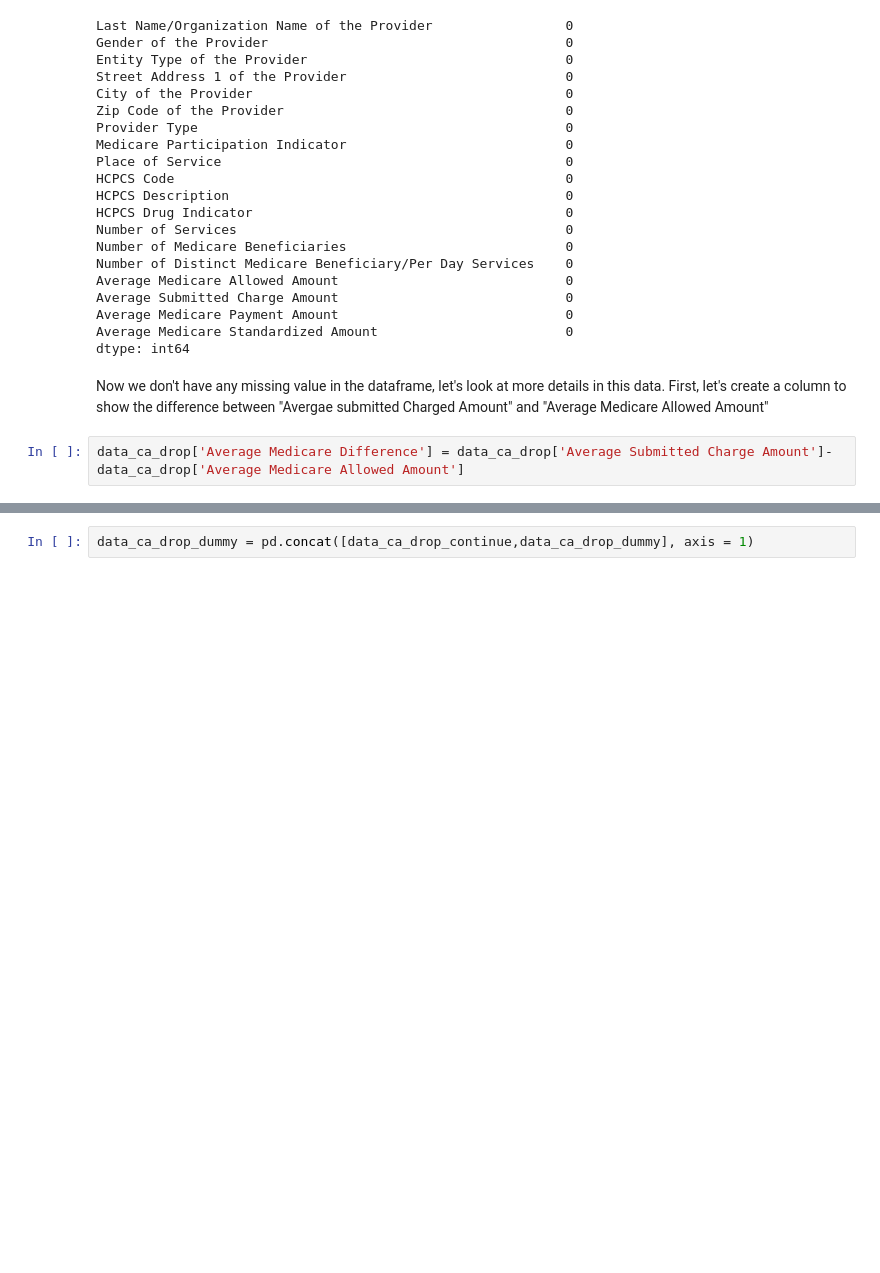
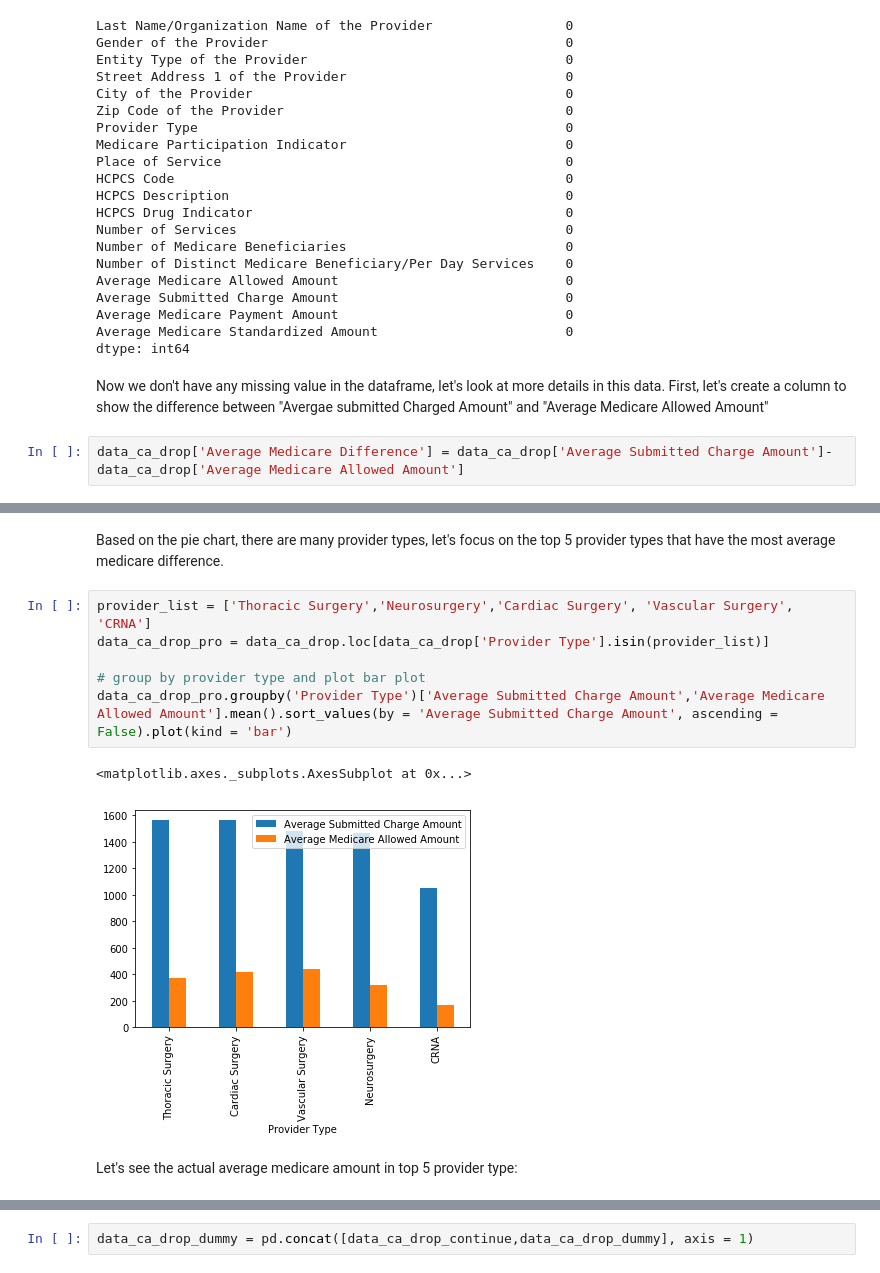
Before and after one commit to chvbs2000/SpringBoard, a Jupyter notebook: Capstone_Project1/analysis.ipynb, the cells around one changed output, grey strips where cells are left out. Saved outputs shown, nothing was run; the diff lists cells and outputs as text; blank space fills up the shorter version.

```diff
--- a/Capstone_Project1/analysis.ipynb
+++ b/Capstone_Project1/analysis.ipynb
@@ -227,0 +165,13 @@ Now, I want to know that what factors would affect the average submitted charge
+# %% [markdown]
+Based on the pie chart, there are many provider types, let's focus on the top 5 provider types that have the most average medicare difference.
+# %%
+provider_list = ['Thoracic Surgery','Neurosurgery','Cardiac Surgery', 'Vascular Surgery', 'CRNA']
+data_ca_drop_pro = data_ca_drop.loc[data_ca_drop['Provider Type'].isin(provider_list)]
+
+# group by provider type and plot bar plot
+data_ca_drop_pro.groupby('Provider Type')['Average Submitted Charge Amount','Average Medicare Allowed Amount'].mean().sort_values(by = 'Average Submitted Charge Amount', ascending = False).plot(kind = 'bar')
+# %% [output]
+<matplotlib.axes._subplots.AxesSubplot at 0x...>
+[figure, added]
+# %% [markdown]
+Let's see the actual average medicare amount in top 5 provider type:
```
Also changed, not shown: parts of 49 cells of this notebook.
